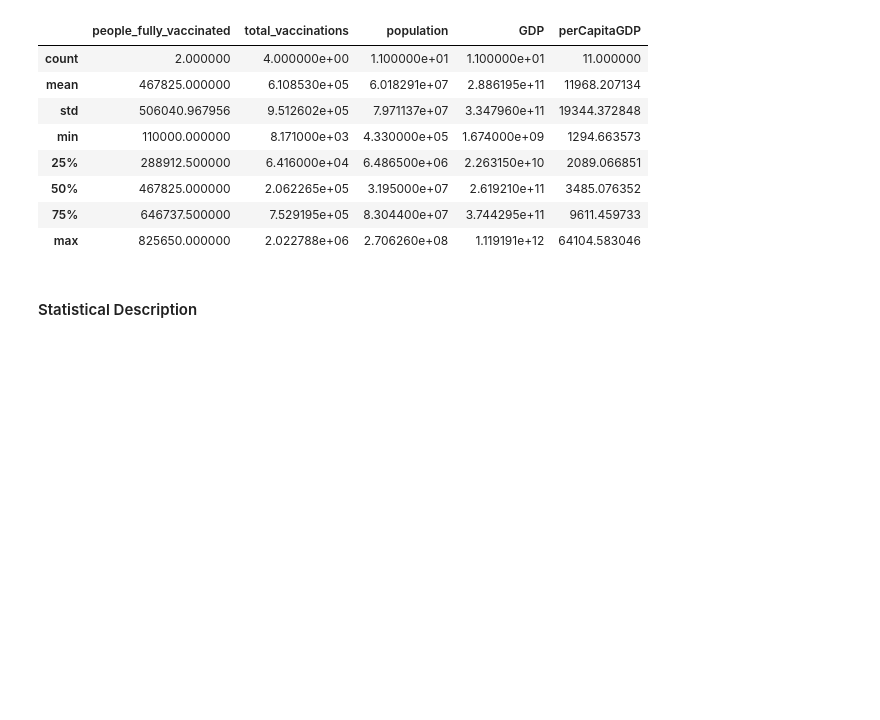
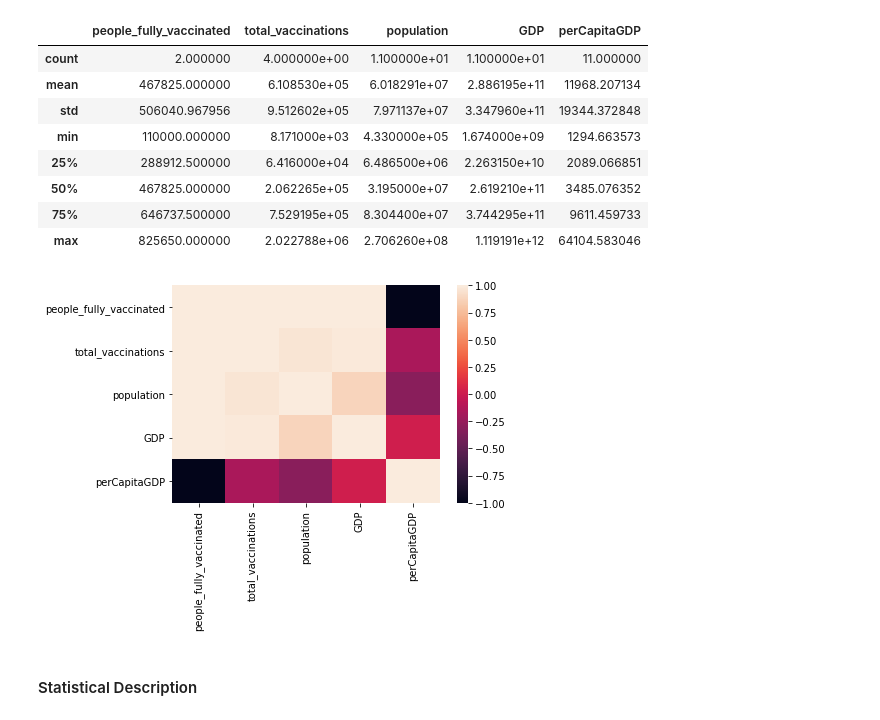
Before and after one commit to KuahJiaChen/Covid-19-Vaccination-Descriptive-Statistics, a Jupyter notebook: Covid_19_Vaccination.ipynb, the cells around one changed output. Drawn from its saved outputs; the diff is of its cells as text; code cells hidden in the pictures; blank space fills up the shorter version.

```diff
--- a/Covid_19_Vaccination.ipynb
+++ b/Covid_19_Vaccination.ipynb
@@ -613,5 +614,9 @@ Final_DataFrame.describe()
 | 50% | 467825.000000 | 2.062265e+05 | 3.195000e+07 | 2.619210e+11 | 3485.076352 |
 | 75% | 646737.500000 | 7.529195e+05 | 8.304400e+07 | 3.744295e+11 | 9611.459733 |
 | max | 825650.000000 | 2.022788e+06 | 2.706260e+08 | 1.119191e+12 | 64104.583046 |
+# %%
+sns.heatmap(Final_DataFrame.corr());
+# %% [output]
+[figure, added]
 # %% [markdown]
 #### Statistical Description
```
Also changed, not shown: parts of 3 cells of this notebook.
